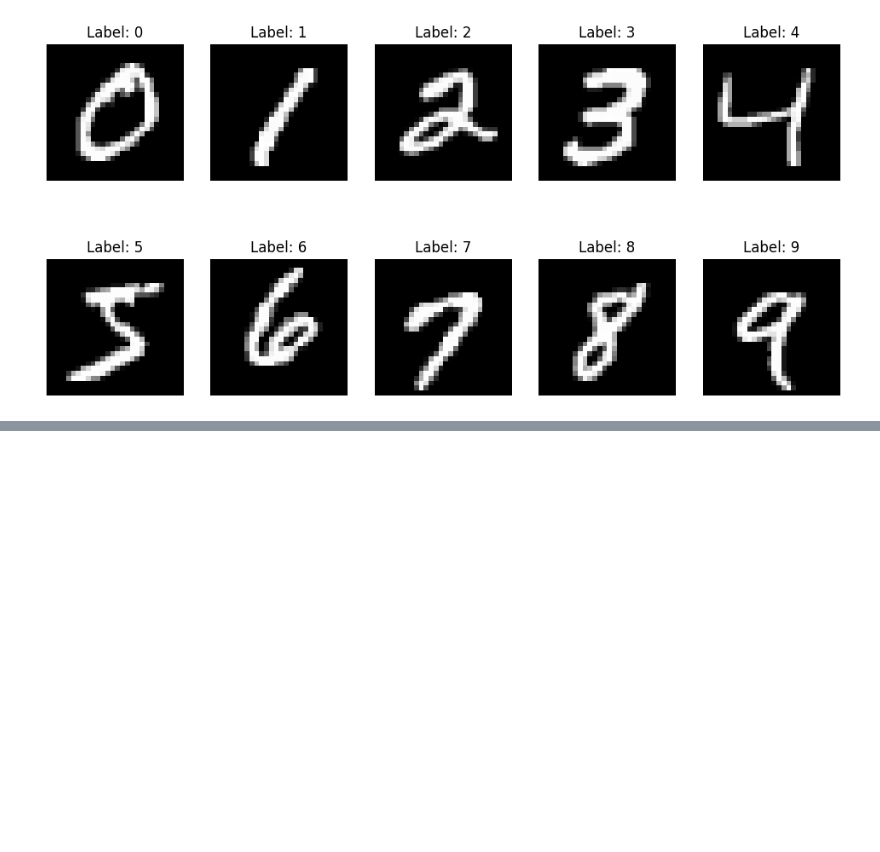
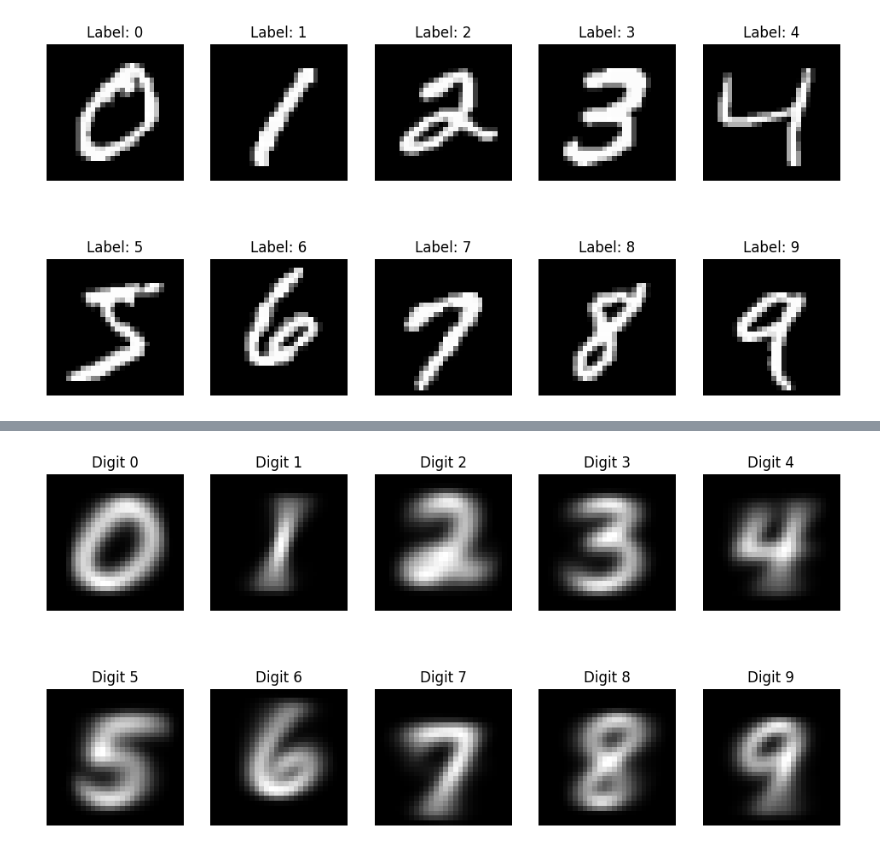
Before and after one commit to marwanG12/digit-recognizer, a Jupyter notebook: DigitRecognizer.ipynb, the cells around one changed output, grey strips where cells are left out. Saved outputs shown, nothing was run; the diff lists cells and outputs as text; code cells hidden in the pictures; blank space fills up the shorter version.

```diff
--- a/DigitRecognizer.ipynb
+++ b/DigitRecognizer.ipynb
@@ -122,0 +141,22 @@ plt.show()
+# %%
+# d. Afficher le représentant "moyen" de chaque chiffre ?
+
+# Calculer le représentant moyen de chaque chiffre
+average_digits = []
+for digit in range(10):
+    indices_digit = (y_train == digit)
+    images_digit = X_train[indices_digit]
+    average_digit = np.mean(images_digit, axis=0)
+    average_digits.append(average_digit)
+
+# Afficher le représentant moyen de chaque chiffre
+plt.figure(figsize=(12, 6))
+for i in range(10):
+    plt.subplot(2, 5, i + 1)
+    plt.imshow(average_digits[i], cmap='gray')
+    plt.title(f"Digit {i}")
+    plt.axis('off')
+
+plt.show()
+# %% [output]
+[figure, added]
```
Also changed, not shown: parts of 1 cell of this notebook.
